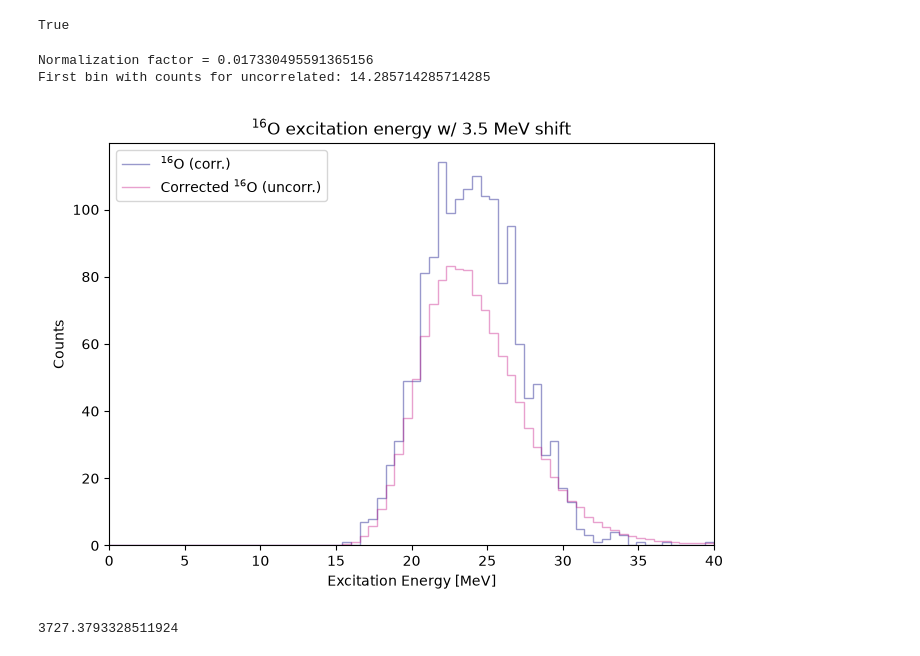
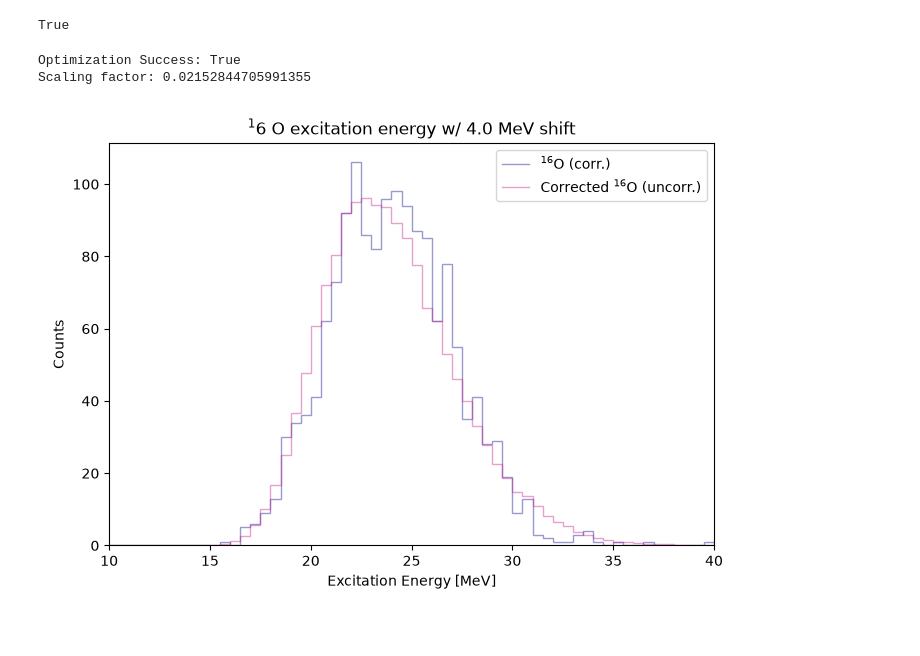
Before and after one commit to singhp99/spyral_notebooks, a Jupyter notebook: event_mixing_16O.ipynb, the cells around one changed output. Cells and saved outputs as stored; diff of their text form; code cells hidden in the pictures.

Commit message:
added background peak minimization

```diff
--- a/event_mixing_16O.ipynb
+++ b/event_mixing_16O.ipynb
@@ -477,7 +477,7 @@ plt.show()
 # plt.tight_layout()
 # plt.show()
 plot_mask = np.isfinite(W)
-x_data = [i for i in energy[plot_mask] if i < 27]
+x_data = [i for i in energy[plot_mask] if i < 26]
 y_data = W[plot_mask][:len(x_data)]
 y_err = W_error[error_mask][:len(x_data)]
 
@@ -488,7 +488,7 @@ print("Optimized Parameters (c1, c2):", popt)
 
 o16_parameters = popt
 
-x_smooth = np.linspace(0,30,50)
+x_smooth = np.linspace(0,50,100)
 
 fig, ax = plt.subplots(figsize=(7, 5))
 
@@ -523,7 +523,7 @@ ax.axhline(
 ax.set_xlabel("Relative Energy [MeV]")
 ax.set_ylabel(r"$W(E)$")
 ax.set_title(r"Correlation function $5\alpha$")
-ax.set_xlim(0, 30)
+ax.set_xlim(0, 50)
 ax.set_ylim(0, 2)
 ax.legend()
 
@@ -967,6 +967,6 @@ print(f"16O parameters [c1,c2]: {o16_parameters}")
 # %%
-grammer.add_hist1d('ex_16o_correlated', 70, (0, 40))
-grammer.add_hist1d('ex_16o_uncorrelated', 70, (0, 40))
+grammer.add_hist1d('ex_16o_correlated', 80, (0, 40))
+grammer.add_hist1d('ex_16o_uncorrelated', 80, (0, 40))
 # %% [markdown]
 ### $^{16}\text{O}$ Excitation Plot
 # %% [markdown]
@@ -1234,3 +1234,8 @@ grammer.fill_hist1d(
 Number of valid events: 307
 Number of mixed events: 99999
 True
+# %%
+shift = 4.0
+# %%
+def background_opt(scale,counts_corr,counts_uncorr):
+    return np.abs(counts_corr - scale*counts_uncorr)
@@ -1243,9 +1250,9 @@ uncorr = np.asarray(hist_uncorr.counts, dtype=float)
 
 ratio_max = np.max(corr) / np.max(uncorr)
 
-print("Normalization factor =", ratio_max)
+# print("Normalization factor =", ratio_max)
 
-uncorr_scaled_2 = uncorr * ratio_max
+uncorr_scaled_2 = uncorr
 
 # print("\n========== DIAGNOSTICS ==========")
 # print("Number of bins:", len(energy))
@@ -1257,16 +1264,28 @@ uncorr_scaled_2 = uncorr * ratio_max
 # print("  max =", np.max(uncorr))
 # print("Zero uncorrelated bins:", np.sum(uncorr == 0))
 
+# uncorr_ex_geq0 = [hist_uncorr.bins[i] for i in range(len(uncorr_scaled_2)) if uncorr_scaled_2[i] > 0]
+# # print(uncorr_ex_geq0)
+# print(f"First bin with counts for uncorrelated: {uncorr_ex_geq0[0]}")
 
-uncorr_ex_geq0 = [hist_uncorr.bins[i] for i in range(len(uncorr_scaled_2)) if uncorr_scaled_2[i] > 0]
-# print(uncorr_ex_geq0)
-print(f"First bin with counts for uncorrelated: {uncorr_ex_geq0[0]}")
-
-shifted_bins = hist_uncorr.bins + 3.5#1.7143
+shifted_bins = hist_uncorr.bins + shift#1.7143
 bin_centers = (shifted_bins[:-1] + shifted_bins[1:]) / 2
 weight = inverse_fermi(bin_centers,*o16_parameters)
 
 uncorr_fermi = uncorr_scaled_2*weight
+
+guess = ratio_max
+result = minimize(
+    background_opt,
+    guess,
+    args=(corr,uncorr_fermi),
+    method="Nelder-mead"
+)
+
+print(f"Optimization Success: {result.success}")
+optimized_scale = result.x[0]
+print(f"Scaling factor: {optimized_scale}")
+
 # print(hist_uncorr.bins)
 fig, ax = plt.subplots(figsize=(7, 5))
 
@@ -1287,46 +1306,42 @@ ax.stairs(
 # )
 
 ax.stairs(
-    uncorr_fermi,
+    uncorr_fermi*optimized_scale,
     edges=hist_uncorr.bins,
     color="mediumvioletred",
     alpha=0.4,
     label=r"Corrected $^{16}$O (uncorr.)"
 )
 
 # uncorr_fermi = np.full_like(uncorr_scaled,uncorr_scaled)
 
 # for i in range(len(uncorr_scaled)):
 #     if i <= 40:
 #         weight = inverse_fermi(hist_uncorr.bins[i],*o16_parameters)
 #         uncorr_fermi[i] = weight * uncorr_scaled[i]
 #     else:
 #         uncorr_fermi[i] = uncorr_scaled[i]
 
 
 # ax.stairs(
 #     uncorr_fermi,
 #     edges=hist_uncorr.bins,
 #     color="black",
 #     alpha=0.4,
 #     label=r"$^{16}$O (uncorr.)"
 # )
 # # ax.axvline(x=hist_uncorr.bins[41])
 
 ax.set_xlabel("Excitation Energy [MeV]")
 ax.set_ylabel("Counts")
-ax.set_title(r"$^{16}$O excitation energy w/ 3.5 MeV shift")
-ax.set_xlim(0, 40)
+ax.set_title(rf"$^{16}$O excitation energy w/ {shift} MeV shift")
+ax.set_xlim(10, 40)
 ax.legend()
 
 plt.tight_layout()
 plt.show()
 # %% [output]
-Normalization factor = 0.017330495591365156
-First bin with counts for uncorrelated: 14.285714285714285
+Optimization Success: True
+Scaling factor: 0.02152844705991355
-[figure, old version]
+[figure, new version]
-# %%
-print(ejectile.mass)
-# %% [output]
-3727.3793328511924
 # %%
```
Also changed, not shown: parts of 6 cells of this notebook.
